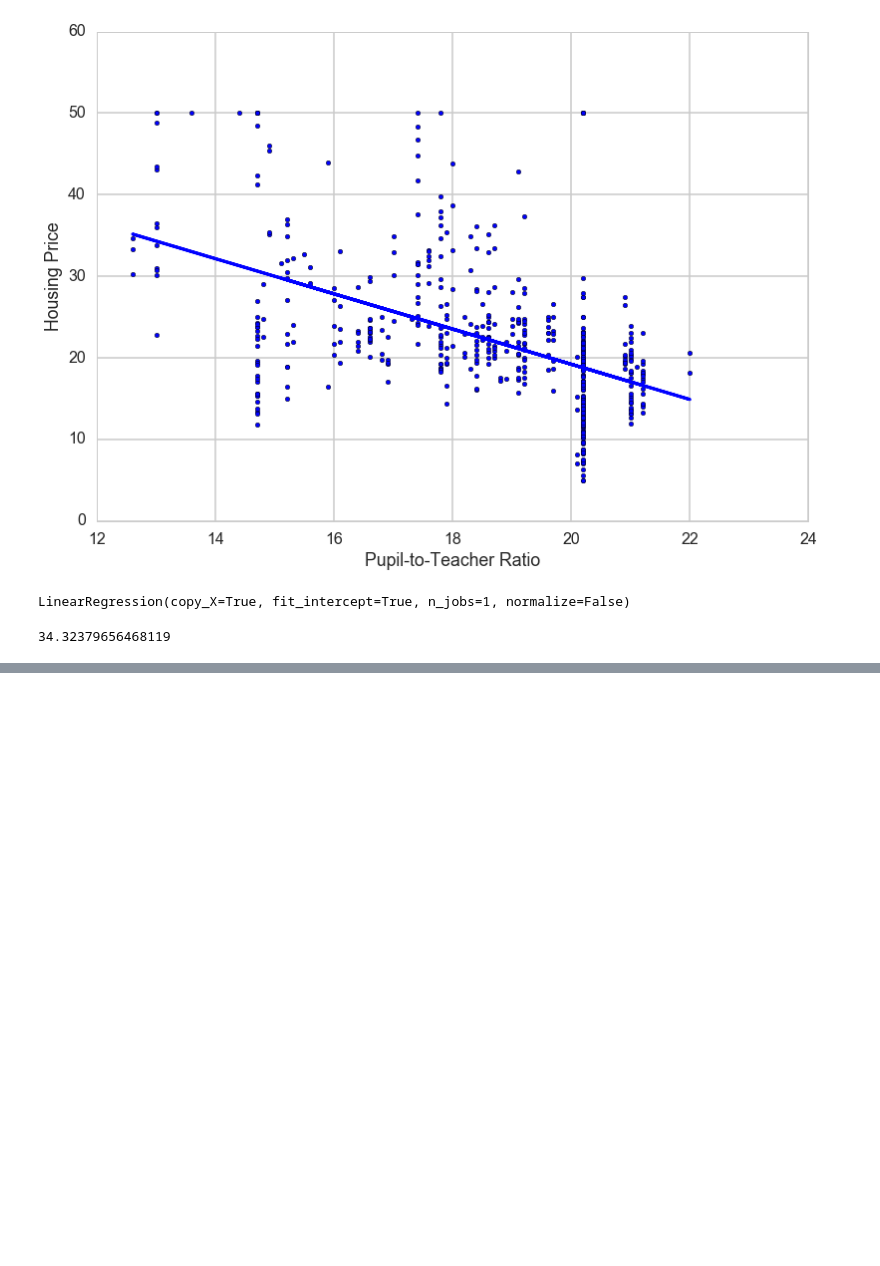
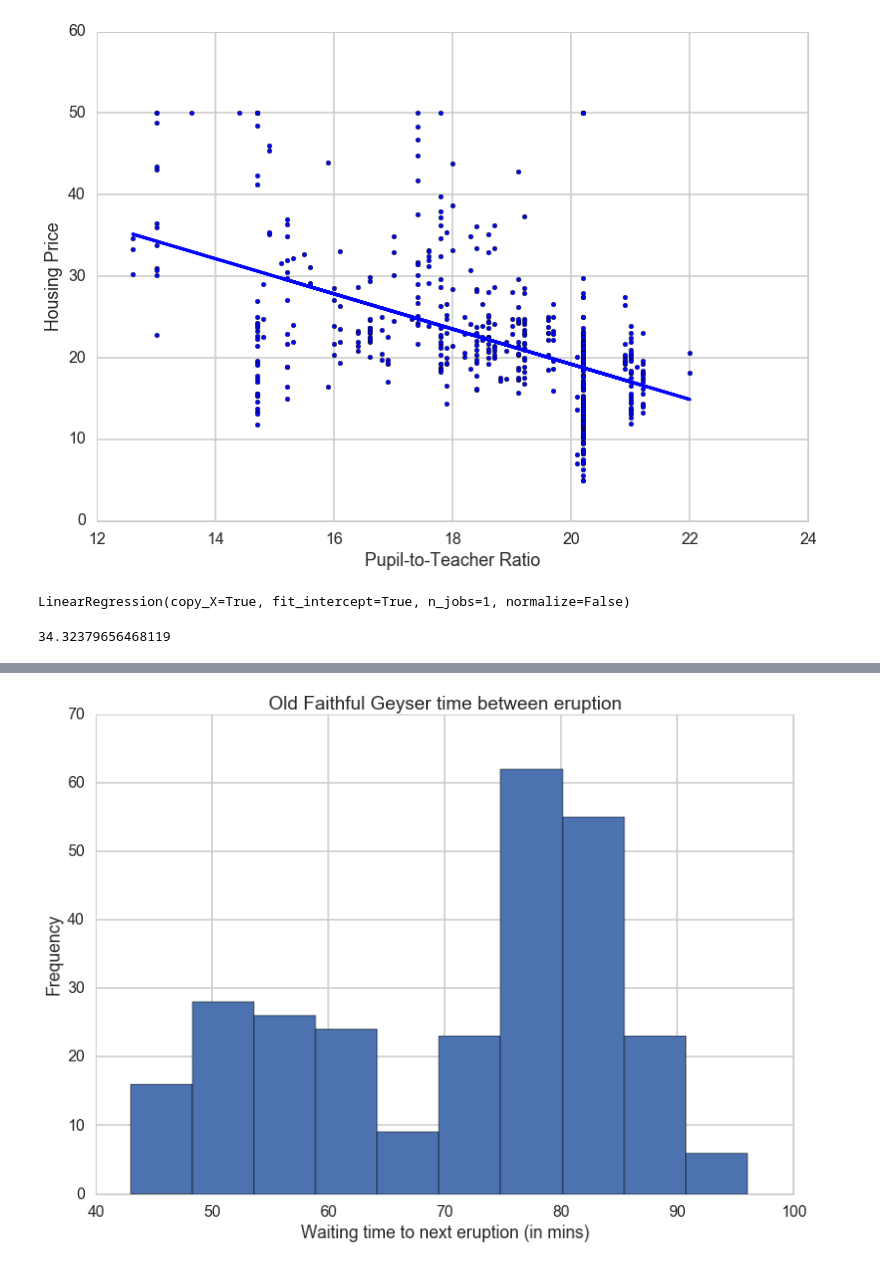
Before and after one commit to tao114/Workspace, a Jupyter notebook: cs109/Labs/2015lab4-master/Untitled.ipynb, the cells around one changed output, grey strips where cells are left out. Saved outputs shown, nothing was run; the diff lists cells and outputs as text; code cells hidden in the pictures; blank space fills up the shorter version.

```diff
--- a/cs109/Labs/2015lab4-master/Untitled.ipynb
+++ b/cs109/Labs/2015lab4-master/Untitled.ipynb
@@ -244,0 +295,2 @@ mes
+# %%
+faithful = sm.datasets.get_rdataset("faithful")
@@ -244,0 +305,2 @@ mes
+# %%
+faithful = faithful.data
@@ -244,0 +316,8 @@ mes
+# %%
+plt.hist(faithful.waiting)
+plt.xlabel("Waiting time to next eruption (in mins)")
+plt.ylabel("Frequency")
+plt.title("Old Faithful Geyser time between eruption")
+plt.show()
+# %% [output]
+[figure, added]
```
Also changed, not shown: parts of 17 cells of this notebook, 1 other file.
